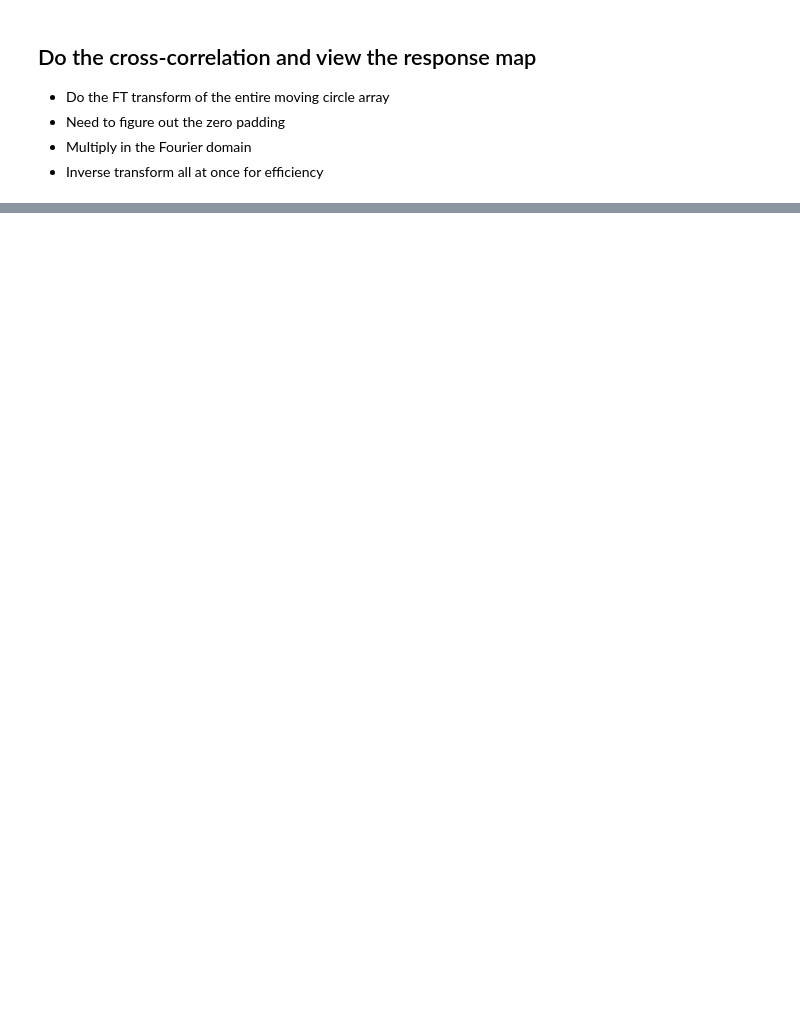
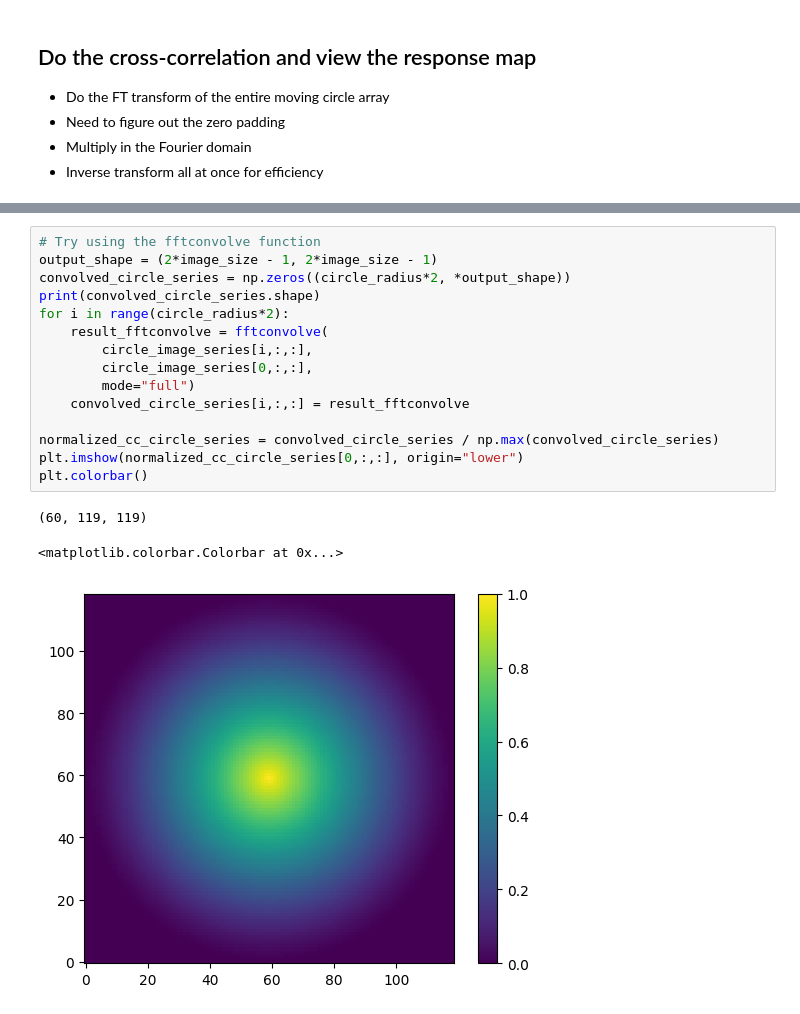
Before and after one commit to magao-x/MagAOX, a Jupyter notebook: apps/windsoccRT/windsocc/notebooks/xcorr_testing.ipynb, the cells around one changed output, grey strips where cells are left out. Saved outputs shown, nothing was run; the diff lists cells and outputs as text; blank space fills up the shorter version.

```diff
--- a/apps/windsoccRT/windsocc/notebooks/xcorr_testing.ipynb
+++ b/apps/windsoccRT/windsocc/notebooks/xcorr_testing.ipynb
@@ -61,0 +89,19 @@ norm=LogNorm(min))
+# %%
+# Try using the fftconvolve function
+output_shape = (2*image_size - 1, 2*image_size - 1)
+convolved_circle_series = np.zeros((circle_radius*2, *output_shape))
+print(convolved_circle_series.shape)
+for i in range(circle_radius*2):
+    result_fftconvolve = fftconvolve(
+        circle_image_series[i,:,:],
+        circle_image_series[0,:,:],
+        mode="full")
+    convolved_circle_series[i,:,:] = result_fftconvolve
+
+normalized_cc_circle_series = convolved_circle_series / np.max(convolved_circle_series)
+plt.imshow(normalized_cc_circle_series[0,:,:], origin="lower")
+plt.colorbar()
+# %% [output]
+(60, 119, 119)
+<matplotlib.colorbar.Colorbar at 0x...>
+[figure, added]
```
Also changed, not shown: parts of 4 cells of this notebook, 4 other files.
